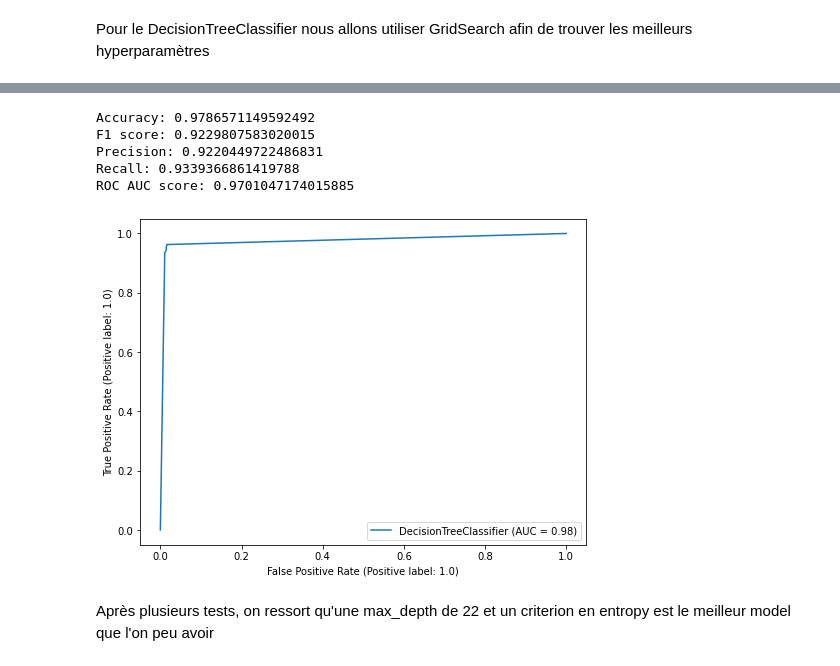
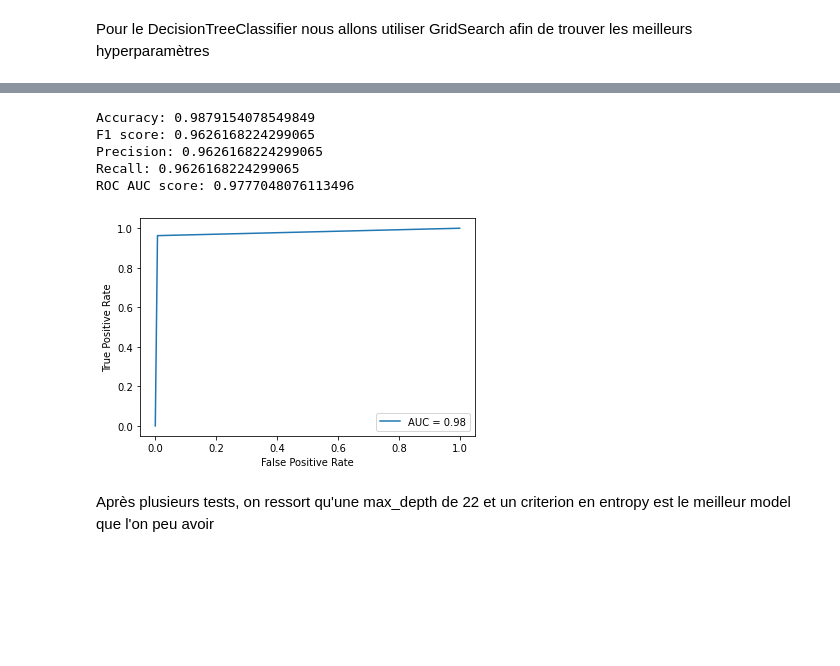
Before and after one commit to C0casio45/IACESI, a Jupyter notebook: projet_ia.ipynb, the cells around one changed output, grey strips where cells are left out. Drawn from its saved outputs; the diff is of its cells as text; code cells hidden in the pictures; blank space fills up the shorter version.

```diff
--- a/projet_ia.ipynb
+++ b/projet_ia.ipynb
@@ -711,14 +724,15 @@ x_test = pd.DataFrame(X_test_kbest, columns=selected_features)
-# %%
-def score(model, x_train, y_train):
-    print("Accuracy:", cross_val_score(model, x_train, y_train, cv=7, scoring='accuracy').mean())
-    print("F1 score:", cross_val_score(model, x_train, y_train, cv=7, scoring='f1').mean())
-    print("Precision:", cross_val_score(model, x_train, y_train, cv=7, scoring='precision').mean())
-    print("Recall:", cross_val_score(model, x_train, y_train, cv=7, scoring='recall').mean())
-    print("ROC AUC score:", cross_val_score(model, x_train, y_train, cv=7, scoring='roc_auc').mean())
-
-    fig, ax = plt.subplots(figsize=(8, 6))
-    RocCurveDisplay.from_estimator(model, x_test, y_test, ax=ax)
-    plt.show()
+# %%
+def score(y_test, y_pred):
+    print("Accuracy:", accuracy_score(y_test, y_pred))
+    print("F1 score:", f1_score(y_test, y_pred))
+    print("Precision:", precision_score(y_test, y_pred))
+    print("Recall:", recall_score(y_test, y_pred))
+    print("ROC AUC score:", roc_auc_score(y_test, y_pred))
+
+    fpr, tpr, _ = roc_curve(y_test, y_pred)
+    roc_display = RocCurveDisplay(fpr=fpr, tpr=tpr, roc_auc=roc_auc_score(y_test, y_pred))
+    roc_display.plot()
+    plt.show()
 # %% [markdown]
 ## Choix des hyperparamètres
 # %% [markdown]
@@ -759,15 +773,17 @@ pd.DataFrame.from_dict(dtc_GS.cv_results_).sort_values(by=['rank_test_score']).h
 # %%
 dtc = DecisionTreeClassifier(criterion = dtc_GS.best_params_['classifier__criterion'], max_depth = dtc_GS.best_params_['classifier__max_depth'], splitter = dtc_GS.best_params_['classifier__splitter'])
 
 dtc.fit(x_train, y_train)
 
-score(dtc, x_train, y_train)
+y_pred_dtc = dtc.predict(x_test)
+
+score(y_test, y_pred_dtc)
 # %% [output]
-Accuracy: 0.9786571149592492
-F1 score: 0.9229807583020015
-Precision: 0.9220449722486831
-Recall: 0.9339366861419788
-ROC AUC score: 0.9701047174015885
+Accuracy: 0.9879154078549849
+F1 score: 0.9626168224299065
+Precision: 0.9626168224299065
+Recall: 0.9626168224299065
+ROC AUC score: 0.9777048076113496
-[figure, old version]
+[figure, new version]
 # %% [markdown]
 Après plusieurs tests, on ressort qu'une max_depth de 22 et un criterion en entropy est le meilleur model que l'on peu avoir
```
Also changed, not shown: parts of 122 cells of this notebook.
